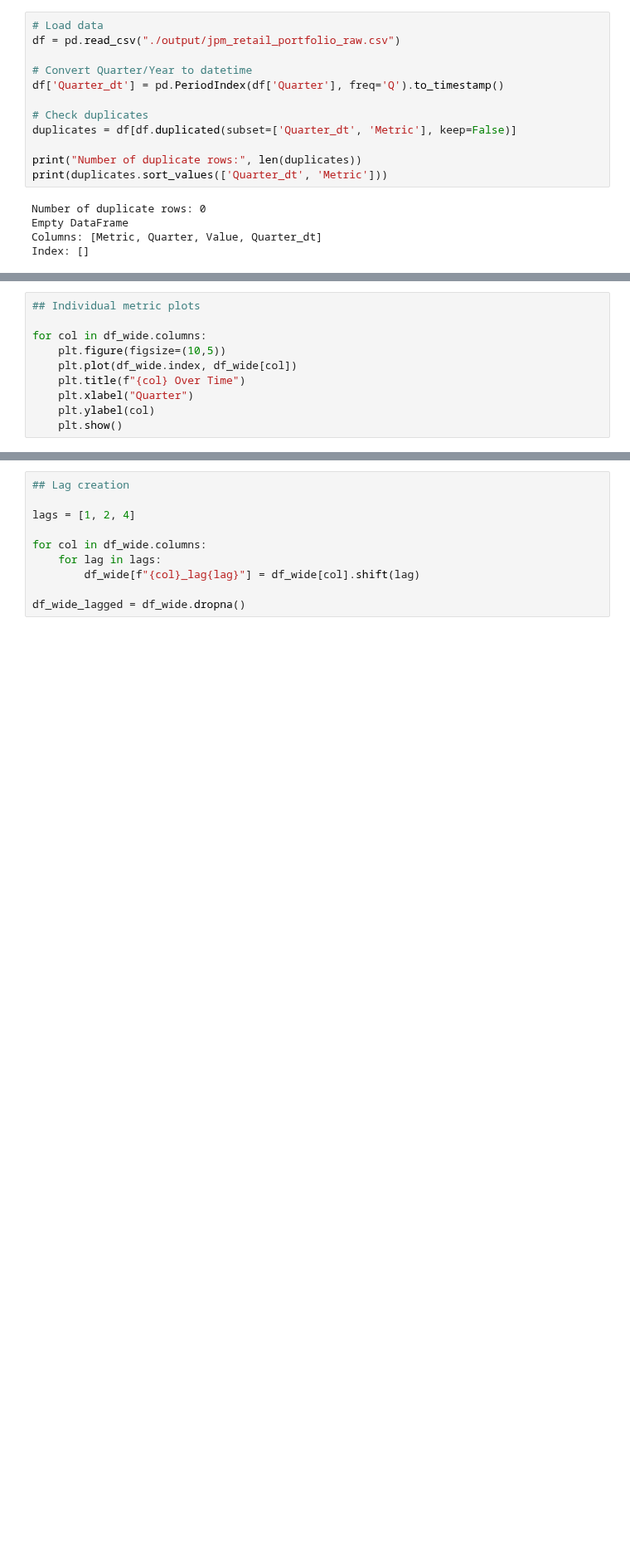
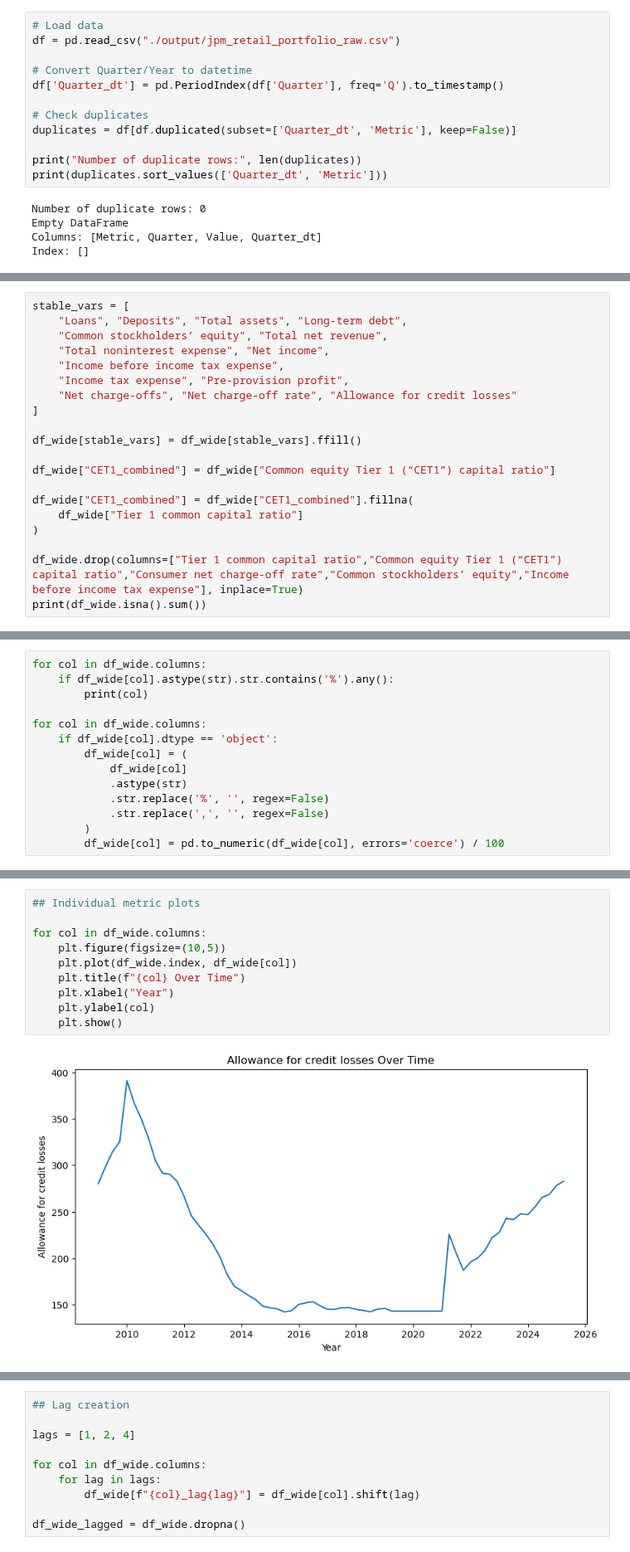
Before and after one commit to sohamjoshi1998/fim601-ccar, a Jupyter notebook: retail_data_eda.ipynb, the cells around one changed output, grey strips where cells are left out. Shown at 83% size. Cells and saved outputs as stored; diff of their text form; blank space fills up the shorter version.

```diff
--- a/retail_data_eda.ipynb
+++ b/retail_data_eda.ipynb
@@ -52,0 +47,20 @@ ValueError: Index contains duplicate entries, cannot reshape
+# %%
+stable_vars = [
+    "Loans", "Deposits", "Total assets", "Long-term debt",
+    "Common stockholders’ equity", "Total net revenue",
+    "Total noninterest expense", "Net income",
+    "Income before income tax expense",
+    "Income tax expense", "Pre-provision profit",
+    "Net charge-offs", "Net charge-off rate", "Allowance for credit losses"
+]
+
+df_wide[stable_vars] = df_wide[stable_vars].ffill()
+
+df_wide["CET1_combined"] = df_wide["Common equity Tier 1 (“CET1”) capital ratio"]
+
+df_wide["CET1_combined"] = df_wide["CET1_combined"].fillna(
+    df_wide["Tier 1 common capital ratio"]
+)
+
+df_wide.drop(columns=["Tier 1 common capital ratio","Common equity Tier 1 (“CET1”) capital ratio","Consumer net charge-off rate","Common stockholders’ equity","Income before income tax expense"], inplace=True)
+print(df_wide.isna().sum())
@@ -52,0 +85,14 @@ ValueError: Index contains duplicate entries, cannot reshape
+# %%
+for col in df_wide.columns:
+    if df_wide[col].astype(str).str.contains('%').any():
+        print(col)
+
+for col in df_wide.columns:
+    if df_wide[col].dtype == 'object':
+        df_wide[col] = (
+            df_wide[col]
+            .astype(str)
+            .str.replace('%', '', regex=False)
+            .str.replace(',', '', regex=False)
+        )
+        df_wide[col] = pd.to_numeric(df_wide[col], errors='coerce') / 100
@@ -74,10 +144,12 @@ plt.show()
 # %%
 ## Individual metric plots
 
 for col in df_wide.columns:
     plt.figure(figsize=(10,5))
     plt.plot(df_wide.index, df_wide[col])
     plt.title(f"{col} Over Time")
-    plt.xlabel("Quarter")
+    plt.xlabel("Year")
     plt.ylabel(col)
     plt.show()
+# %% [output]
+[figure, added]
```
Also changed, not shown: parts of 8 cells of this notebook, 19 other files.
